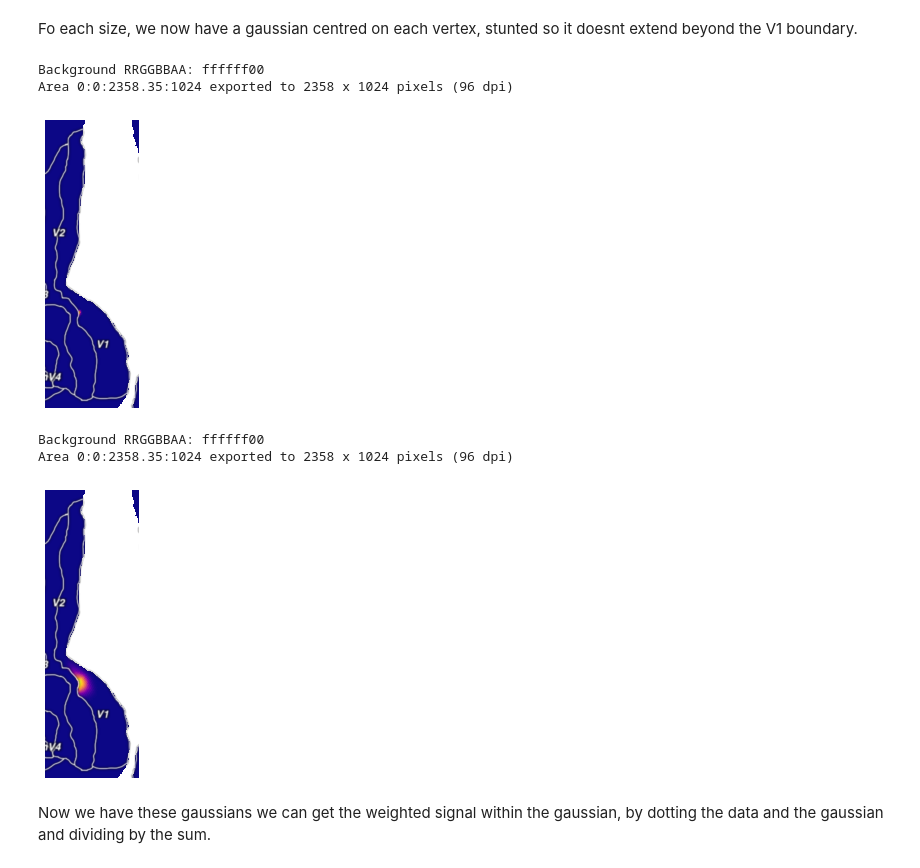
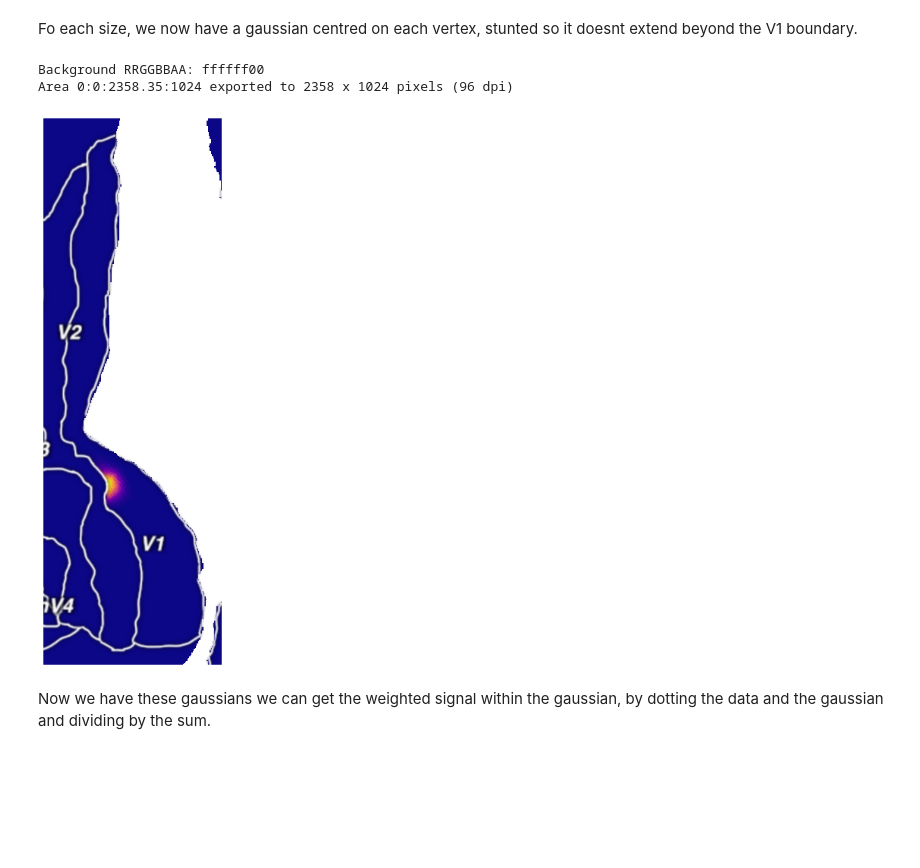
Before and after one commit to N-HEDGER/PRF_PLAYN, a Jupyter notebook: CF_play.ipynb, the cells around one changed output. Saved outputs shown, nothing was run; the diff lists cells and outputs as text; code cells hidden in the pictures; blank space fills up the shorter version.

```diff
--- a/CF_play.ipynb
+++ b/CF_play.ipynb
@@ -190,5 +234,7 @@ nonv1inds=np.array(sframeL['idx'][sframeL['ROI']!=1]).astype(int)
+# %%
+sizes=[0.5,0.75,1,2,3,4,7,10,15,20]
 # %%
-def make_gaussian_patches(sizes,distarray,invmask):
+def make_gaussian_patches(params,distarray,invmask):
     glist=list()
     for s in sizes:
         print(s)
@@ -196,7 +242,3 @@ def make_gaussian_patches(sizes,distarray,invmask):
         garray[:,[invmask]]=0
         glist.append(garray)
     return glist
-# %%
-sizes=[0.5,1,2,3,4,6,8,10]
-
-garray=make_gaussian_patches(sizes,fdistarr,nonv1inds)
@@ -211,0 +245,3 @@ garray=make_gaussian_patches(sizes,fdistarr,nonv1inds)
+# %%
+garrayL=make_gaussian_patches(sizes,fdistarrL,nonv1indsL)
+garrayR=make_gaussian_patches(sizes,fdistarrR,nonv1indsR)
@@ -212,17 +269,11 @@ garray=make_gaussian_patches(sizes,fdistarr,nonv1inds)
 # %% [markdown]
 Fo each size, we now have a gaussian centred on each vertex, stunted so it doesnt extend beyond the V1 boundary.
 # %%
-plot_V1_mask('02',garray[0][4,:],'left',full_fig)
+plot_V1_mask('02',garrayL[3][4,:],'left',full_fig)
 # %% [output]
 Background RRGGBBAA: ffffff00
 Area 0:0:2358.35:1024 exported to 2358 x 1024 pixels (96 dpi)
-[figure, old version]
+[figure, new version]
-# %%
-plot_V1_mask('02',garray[3][4,:],'left',full_fig)
-# %% [output]
-Background RRGGBBAA: ffffff00
-Area 0:0:2358.35:1024 exported to 2358 x 1024 pixels (96 dpi)
-[figure, removed]
 # %% [markdown]
 Now we have these gaussians we can get the weighted signal within the gaussian, by dotting the data and the gaussian and dividing by the sum.
 # %%
```
Also changed, not shown: parts of 100 cells of this notebook.
